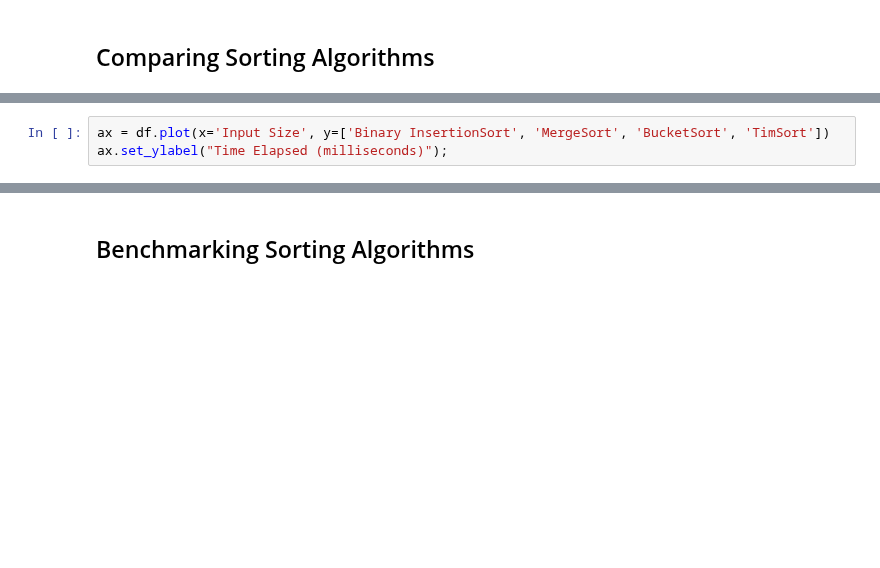
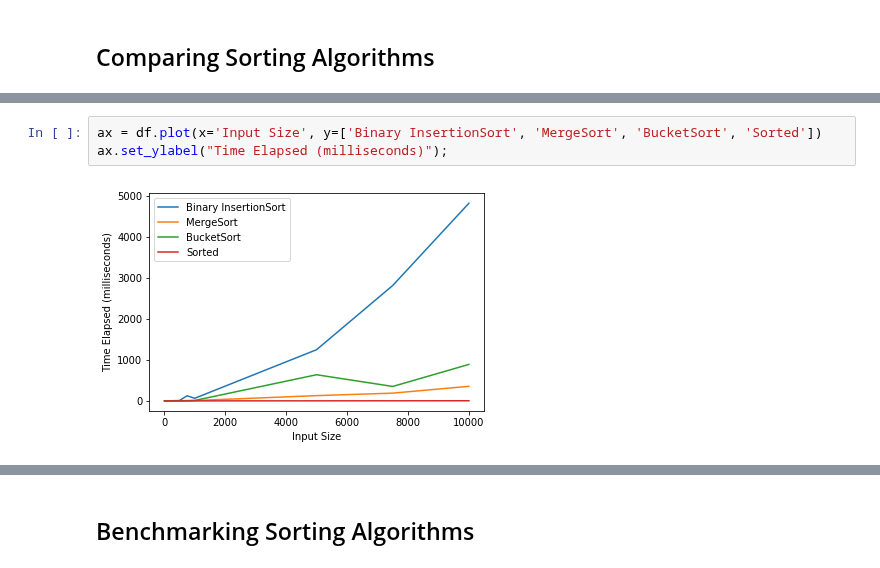
Before and after one commit to MarionMcG/algorithms, a Jupyter notebook: sorting_algorithms.ipynb, the cells around one changed output, grey strips where cells are left out. Saved outputs shown, nothing was run; the diff lists cells and outputs as text; blank space fills up the shorter version.

```diff
--- a/sorting_algorithms.ipynb
+++ b/sorting_algorithms.ipynb
@@ -557,4 +557,6 @@ ax.set_ylabel("Time Elapsed (milliseconds)");
 # %%
-ax = df.plot(x='Input Size', y=['Binary InsertionSort', 'MergeSort', 'BucketSort', 'TimSort'])
+ax = df.plot(x='Input Size', y=['Binary InsertionSort', 'MergeSort', 'BucketSort', 'Sorted'])
 ax.set_ylabel("Time Elapsed (milliseconds)");
+# %% [output]
+[figure, added]
 # %%
```
Also changed, not shown: parts of 42 cells of this notebook, 2 other files.
